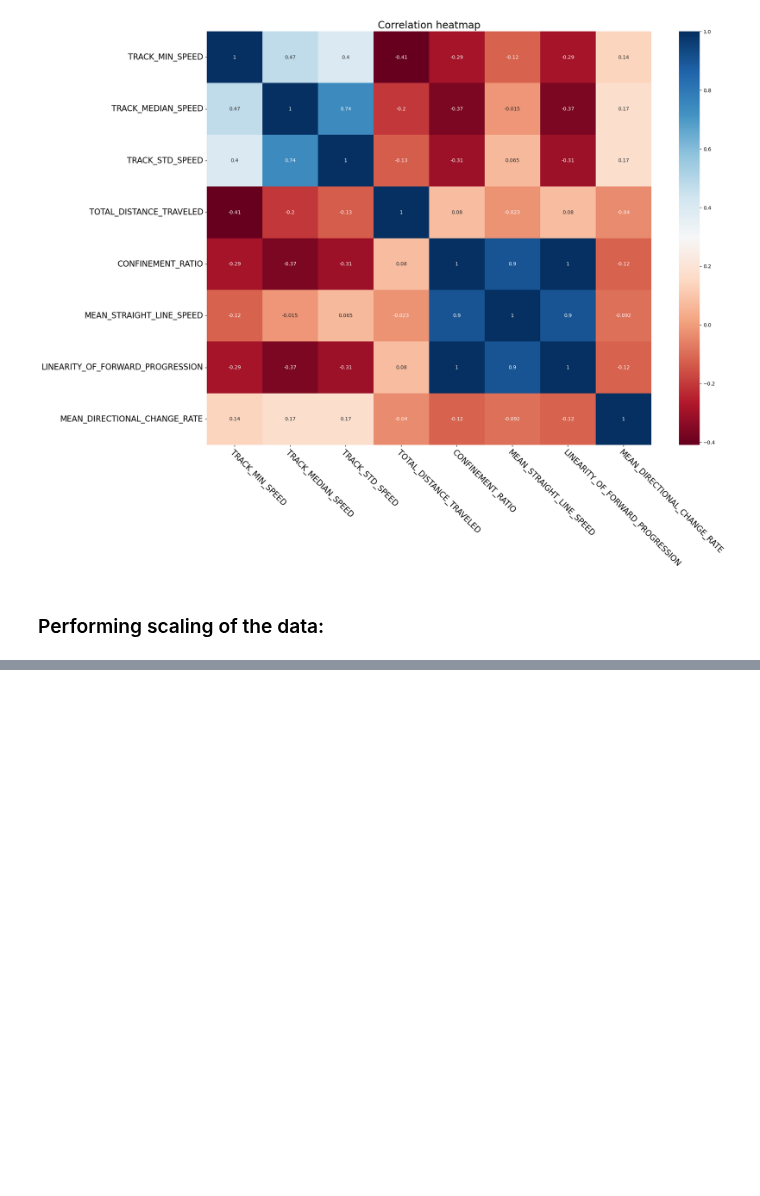
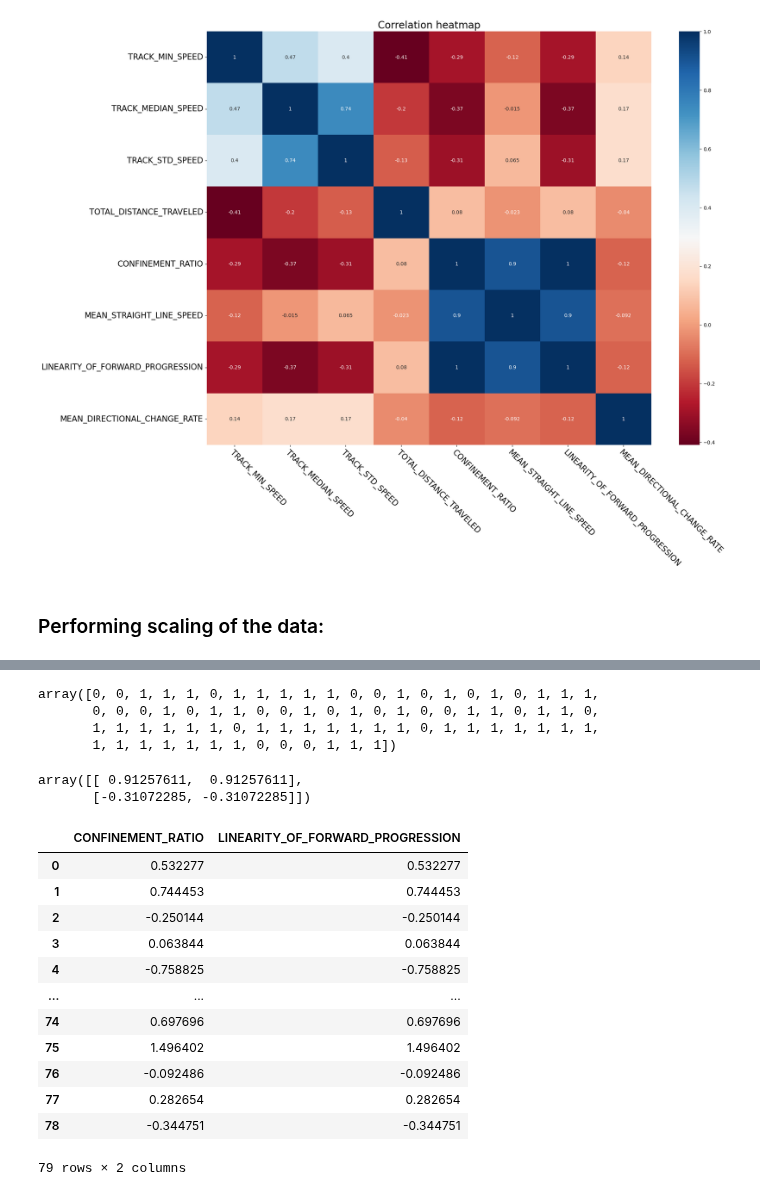
Before and after one commit to GentlemanFrog/Trajectory_clustering, a Jupyter notebook: Trajectory_analysis_2_0.ipynb, the cells around one changed output, grey strips where cells are left out. Saved outputs shown, nothing was run; the diff lists cells and outputs as text; code cells hidden in the pictures; blank space fills up the shorter version.

```diff
--- a/Trajectory_analysis_2_0.ipynb
+++ b/Trajectory_analysis_2_0.ipynb
@@ -156,0 +229,28 @@ df_scaled.to_csv("tracks_df_scaled.csv")
+# %%
+labels
+# %% [output]
+array([0, 0, 1, 1, 1, 0, 1, 1, 1, 1, 1, 0, 0, 1, 0, 1, 0, 1, 0, 1, 1, 1,
+       0, 0, 0, 1, 0, 1, 1, 0, 0, 1, 0, 1, 0, 1, 0, 0, 1, 1, 0, 1, 1, 0,
+       1, 1, 1, 1, 1, 1, 0, 1, 1, 1, 1, 1, 1, 1, 0, 1, 1, 1, 1, 1, 1, 1,
+       1, 1, 1, 1, 1, 1, 1, 0, 0, 0, 1, 1, 1])
+# %%
+centroids
+# %% [output]
+array([[ 0.91257611,  0.91257611],
+       [-0.31072285, -0.31072285]])
+# %%
+df_to_clustering
+# %% [output]
+|  | CONFINEMENT_RATIO | LINEARITY_OF_FORWARD_PROGRESSION |
+| 0 | 0.532277 | 0.532277 |
+| 1 | 0.744453 | 0.744453 |
+| 2 | -0.250144 | -0.250144 |
+| 3 | 0.063844 | 0.063844 |
+| 4 | -0.758825 | -0.758825 |
+| ... | ... | ... |
+| 74 | 0.697696 | 0.697696 |
+| 75 | 1.496402 | 1.496402 |
+| 76 | -0.092486 | -0.092486 |
+| 77 | 0.282654 | 0.282654 |
+| 78 | -0.344751 | -0.344751 |
+79 rows × 2 columns
```
Also changed, not shown: parts of 11 cells of this notebook.
